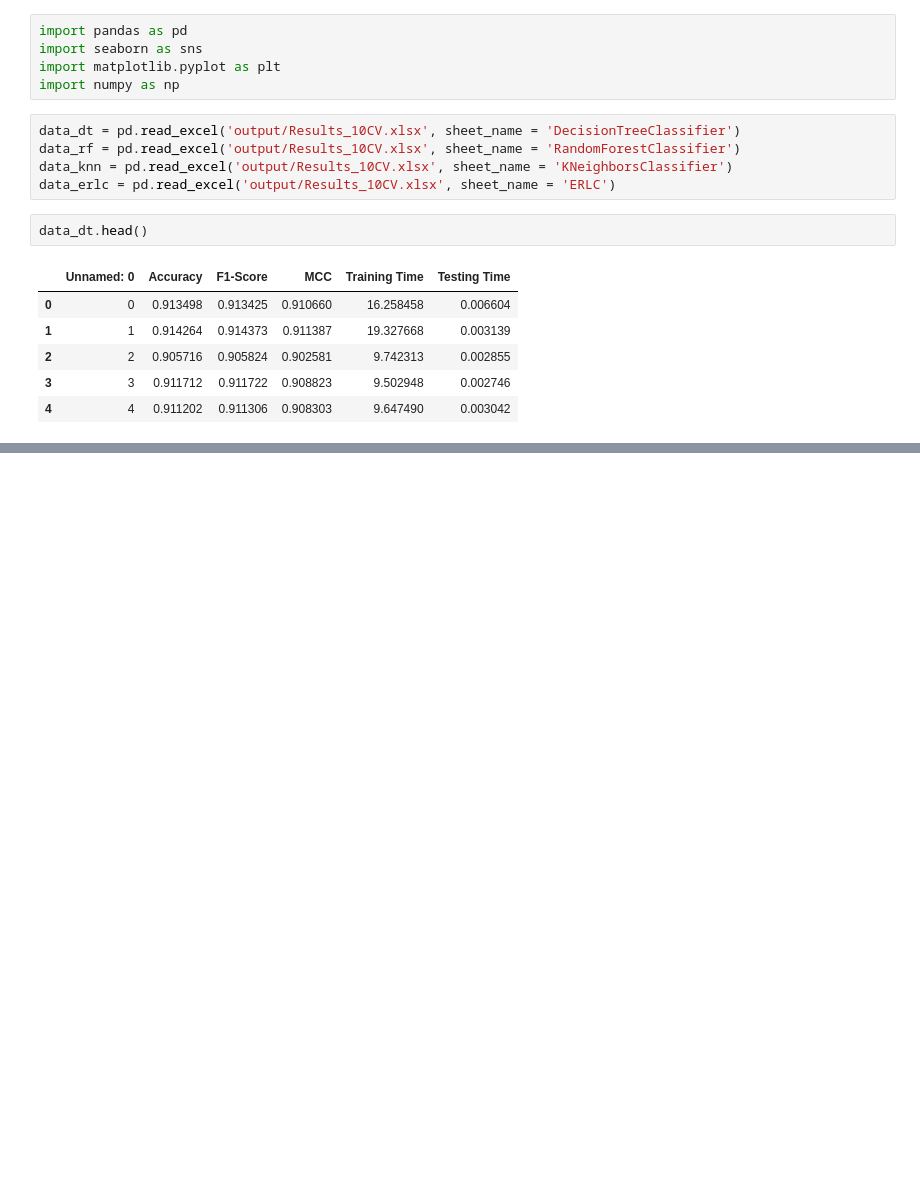
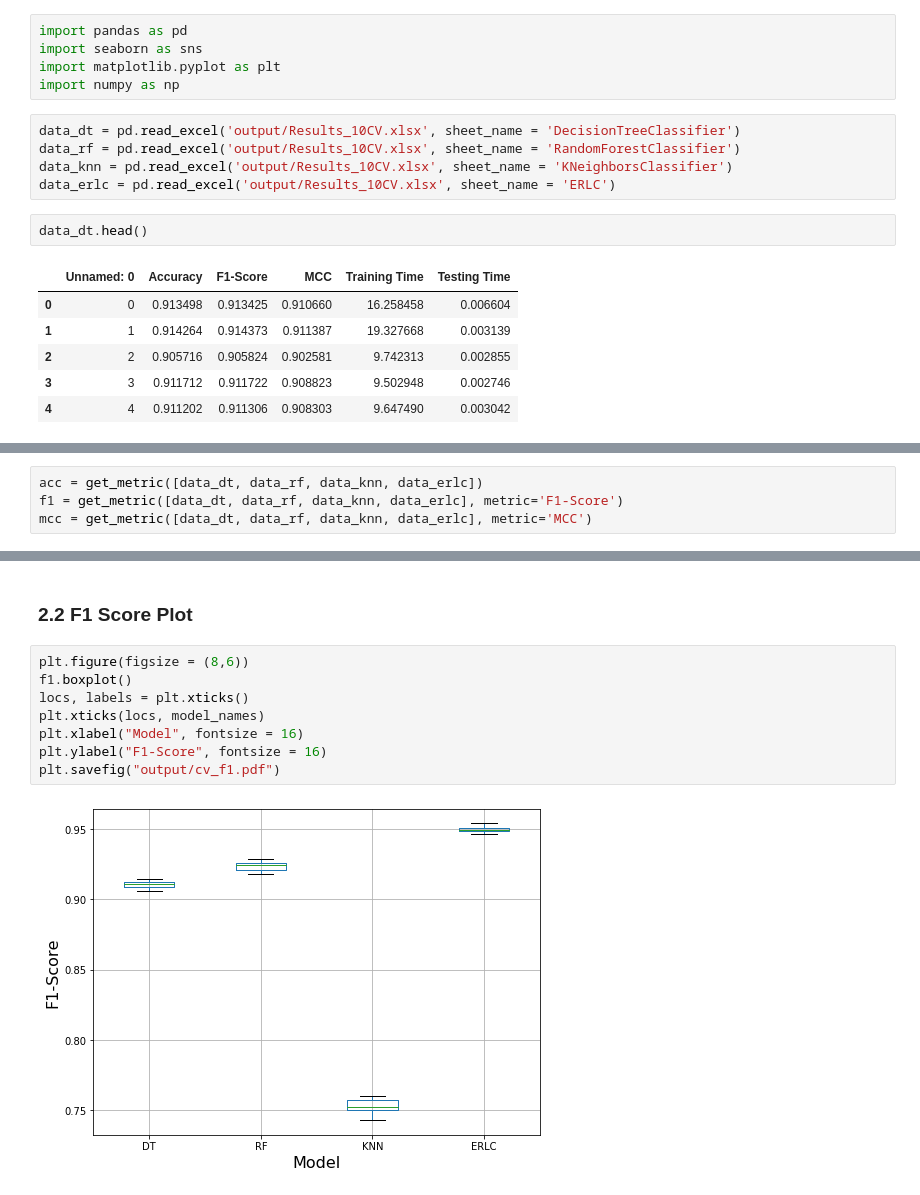
Before and after one commit to jsakhnin/multiclass_IDS_smartgrid, a Jupyter notebook: result_processing.ipynb, the cells around one changed output, grey strips where cells are left out. Drawn from its saved outputs; the diff is of its cells as text; blank space fills up the shorter version.

```diff
--- a/result_processing.ipynb
+++ b/result_processing.ipynb
@@ -69,0 +32,4 @@ acc.boxplot()
+# %%
+acc = get_metric([data_dt, data_rf, data_knn, data_erlc])
+f1 = get_metric([data_dt, data_rf, data_knn, data_erlc], metric='F1-Score')
+mcc = get_metric([data_dt, data_rf, data_knn, data_erlc], metric='MCC')
@@ -69,0 +96,12 @@ acc.boxplot()
+# %% [markdown]
+### 2.2 F1 Score Plot
+# %%
+plt.figure(figsize = (8,6))
+f1.boxplot()
+locs, labels = plt.xticks()
+plt.xticks(locs, model_names)
+plt.xlabel("Model", fontsize = 16)
+plt.ylabel("F1-Score", fontsize = 16)
+plt.savefig("output/cv_f1.pdf")
+# %% [output]
+[figure, added]
```
Also changed, not shown: parts of 19 cells of this notebook, 8 other files.
